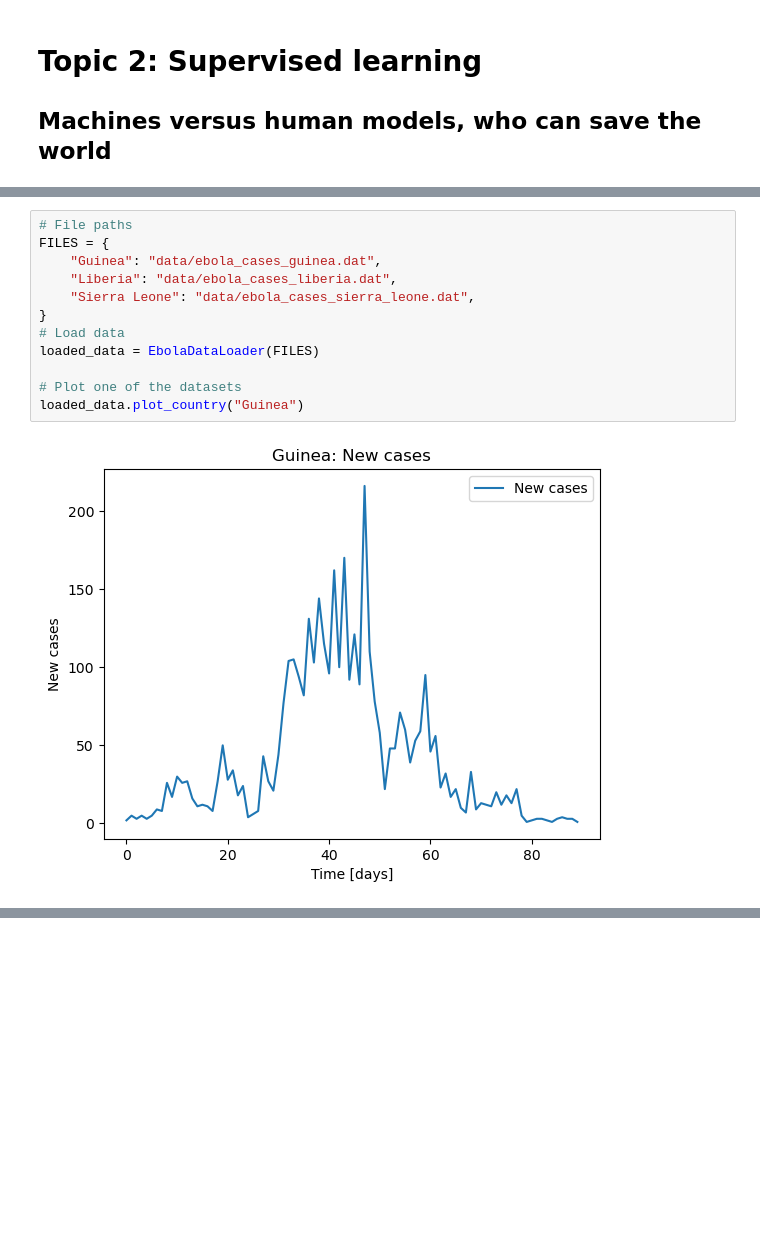
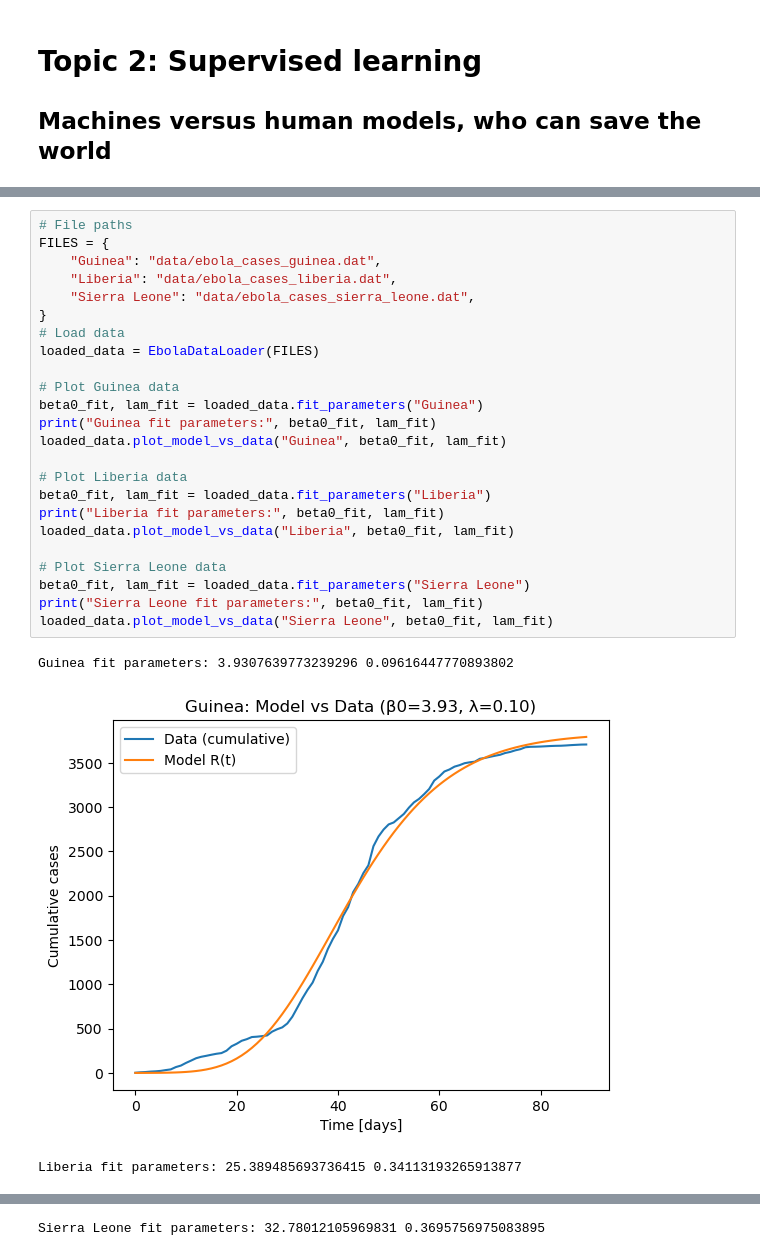
Before and after one commit to patrickteigen/Project-4---Milkyway, a Jupyter notebook: MOD300_Project4.ipynb, the cells around one changed output, grey strips where cells are left out. Drawn from its saved outputs; the diff is of its cells as text; blank space fills up the shorter version.

```diff
--- a/MOD300_Project4.ipynb
+++ b/MOD300_Project4.ipynb
@@ -61,14 +274,28 @@ from sklearn.linear_model import LinearRegression
 # %%
 # File paths
 FILES = {
     "Guinea": "data/ebola_cases_guinea.dat",
     "Liberia": "data/ebola_cases_liberia.dat",
     "Sierra Leone": "data/ebola_cases_sierra_leone.dat",
 }
 # Load data
 loaded_data = EbolaDataLoader(FILES)
 
-# Plot one of the datasets
-loaded_data.plot_country("Guinea")
+# Plot Guinea data
+beta0_fit, lam_fit = loaded_data.fit_parameters("Guinea")
+print("Guinea fit parameters:", beta0_fit, lam_fit)
+loaded_data.plot_model_vs_data("Guinea", beta0_fit, lam_fit)
+
+# Plot Liberia data
+beta0_fit, lam_fit = loaded_data.fit_parameters("Liberia")
+print("Liberia fit parameters:", beta0_fit, lam_fit)
+loaded_data.plot_model_vs_data("Liberia", beta0_fit, lam_fit)
+
+# Plot Sierra Leone data
+beta0_fit, lam_fit = loaded_data.fit_parameters("Sierra Leone")
+print("Sierra Leone fit parameters:", beta0_fit, lam_fit)
+loaded_data.plot_model_vs_data("Sierra Leone", beta0_fit, lam_fit)
 # %% [output]
+Guinea fit parameters: 3.9307639773239296 0.09616447770893802
-[figure, old version]
+[figure, new version]
+Liberia fit parameters: 25.389485693736415 0.34113193265913877
@@ -75,0 +303 @@ loaded_data.plot_country("Guinea")
+Sierra Leone fit parameters: 32.78012105969831 0.3695756975083895
```
Also changed, not shown: parts of 21 cells of this notebook, 11 other files.
